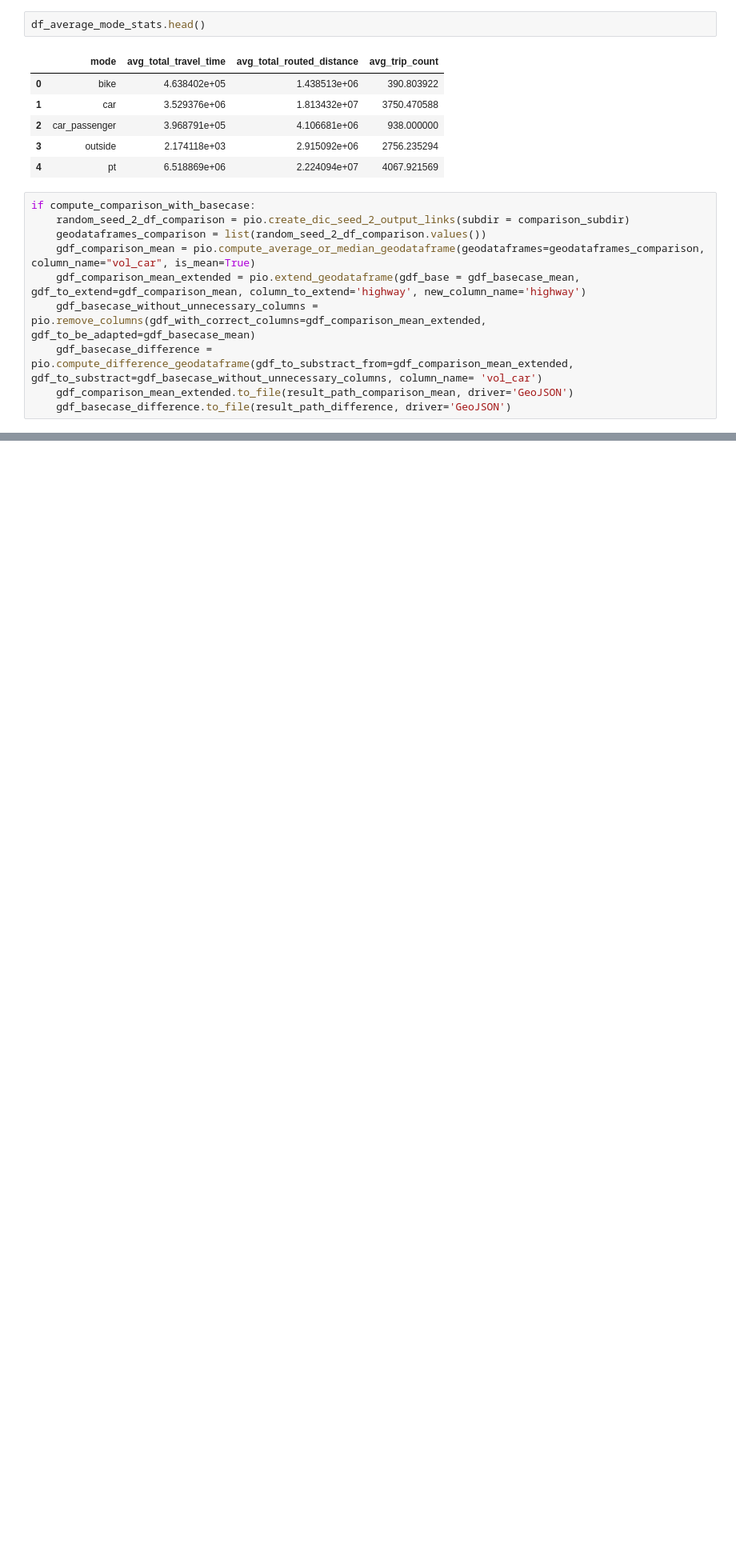
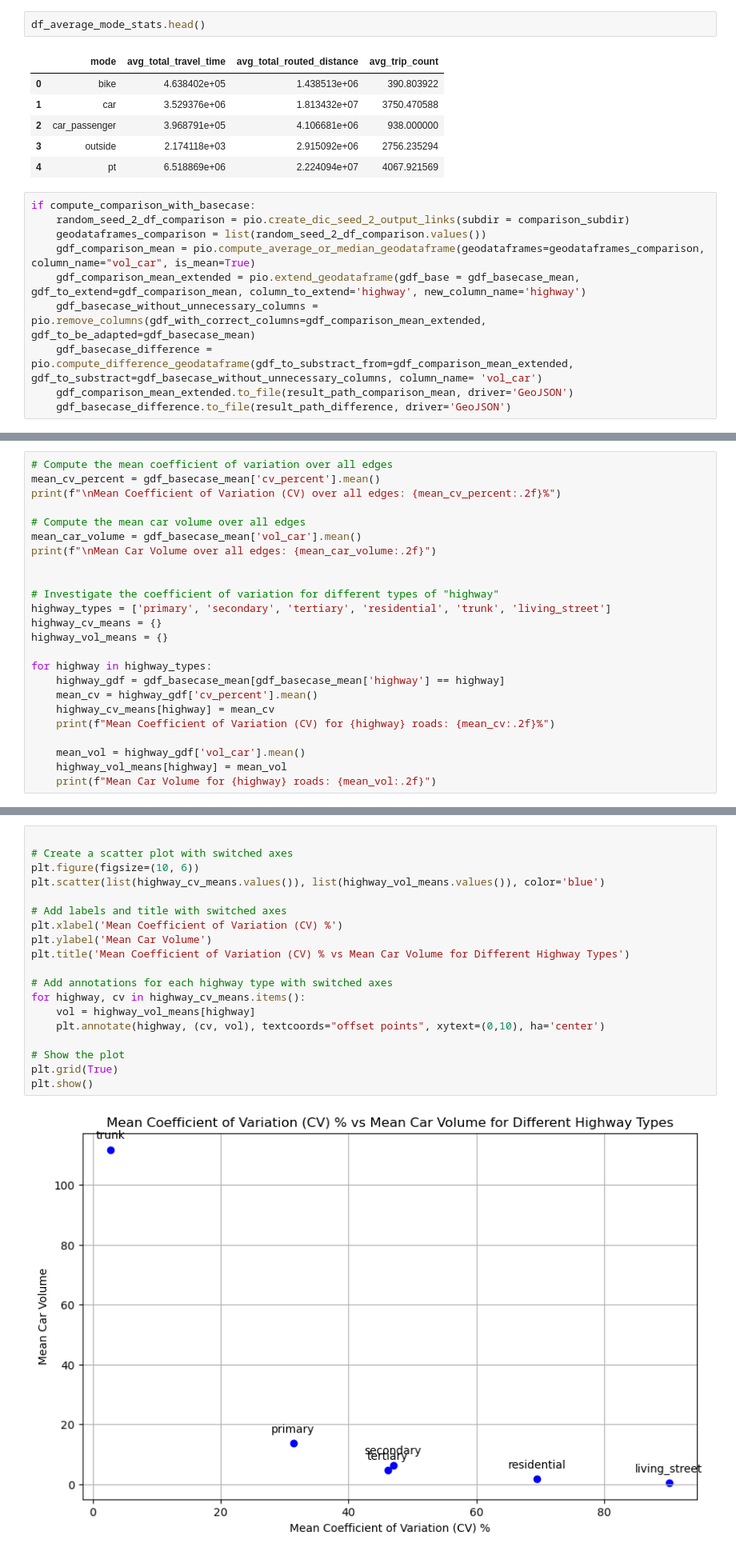
Before and after one commit to enatterer/matsim-ile-de-france, a Jupyter notebook: ile_de_france/src/main/python/process_output_of_simulations/create_mean_gdfs_from_simulation_runs_pop_1pm.ipynb, the cells around one changed output, grey strips where cells are left out. Shown: that part at 80% size. Drawn from its saved outputs; the diff is of its cells as text; blank space fills up the shorter version.

```diff
--- a/ile_de_france/src/main/python/process_output_of_simulations/create_mean_gdfs_from_simulation_runs_pop_1pm.ipynb
+++ b/ile_de_france/src/main/python/process_output_of_simulations/create_mean_gdfs_from_simulation_runs_pop_1pm.ipynb
@@ -118,0 +158,24 @@ if compute_comparison_with_basecase:
+# %%
+# Compute the mean coefficient of variation over all edges
+mean_cv_percent = gdf_basecase_mean['cv_percent'].mean()
+print(f"\nMean Coefficient of Variation (CV) over all edges: {mean_cv_percent:.2f}%")
+
+# Compute the mean car volume over all edges
+mean_car_volume = gdf_basecase_mean['vol_car'].mean()
+print(f"\nMean Car Volume over all edges: {mean_car_volume:.2f}")
+
+
+# Investigate the coefficient of variation for different types of "highway"
+highway_types = ['primary', 'secondary', 'tertiary', 'residential', 'trunk', 'living_street']
+highway_cv_means = {}
+highway_vol_means = {}
+
+for highway in highway_types:
+    highway_gdf = gdf_basecase_mean[gdf_basecase_mean['highway'] == highway]
+    mean_cv = highway_gdf['cv_percent'].mean()
+    highway_cv_means[highway] = mean_cv
+    print(f"Mean Coefficient of Variation (CV) for {highway} roads: {mean_cv:.2f}%")
+
+    mean_vol = highway_gdf['vol_car'].mean()
+    highway_vol_means[highway] = mean_vol
+    print(f"Mean Car Volume for {highway} roads: {mean_vol:.2f}")
@@ -118,0 +198,21 @@ if compute_comparison_with_basecase:
+# %%
+
+# Create a scatter plot with switched axes
+plt.figure(figsize=(10, 6))
+plt.scatter(list(highway_cv_means.values()), list(highway_vol_means.values()), color='blue')
+
+# Add labels and title with switched axes
+plt.xlabel('Mean Coefficient of Variation (CV) %')
+plt.ylabel('Mean Car Volume')
+plt.title('Mean Coefficient of Variation (CV) % vs Mean Car Volume for Different Highway Types')
+
+# Add annotations for each highway type with switched axes
+for highway, cv in highway_cv_means.items():
+    vol = highway_vol_means[highway]
+    plt.annotate(highway, (cv, vol), textcoords="offset points", xytext=(0,10), ha='center')
+
+# Show the plot
+plt.grid(True)
+plt.show()
+# %% [output]
+[figure, added]
```
Also changed, not shown: parts of 2 cells of this notebook, 2 other files.
